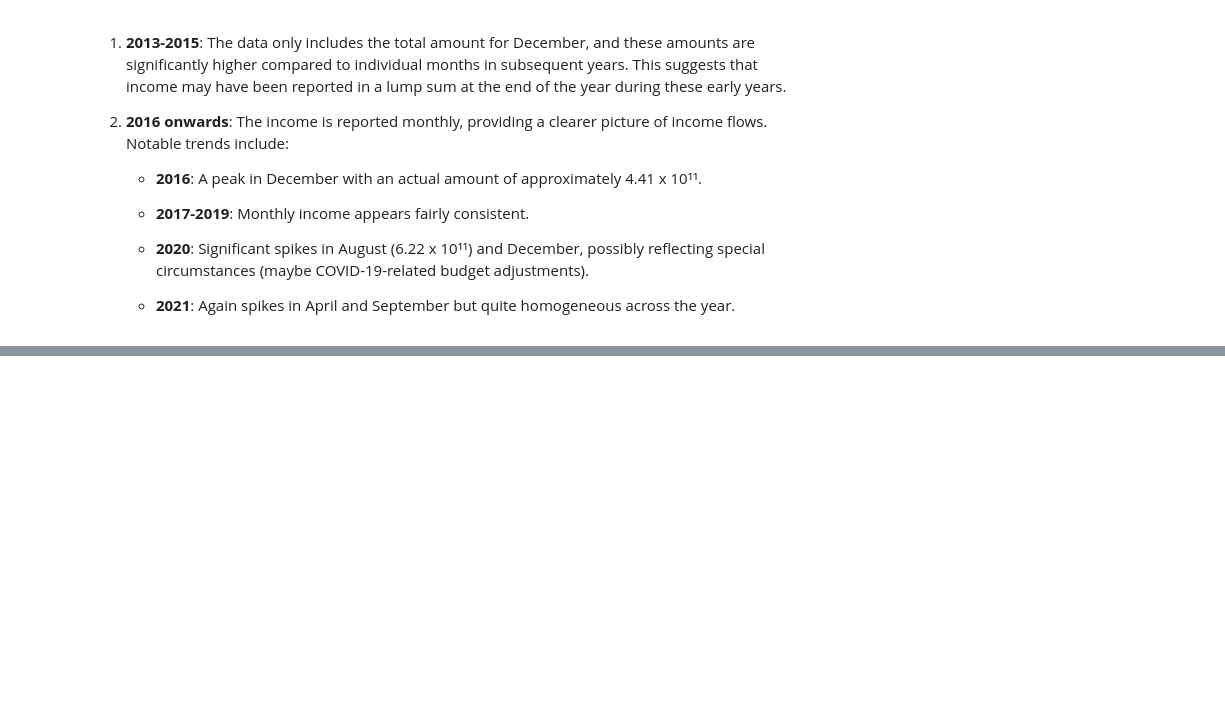
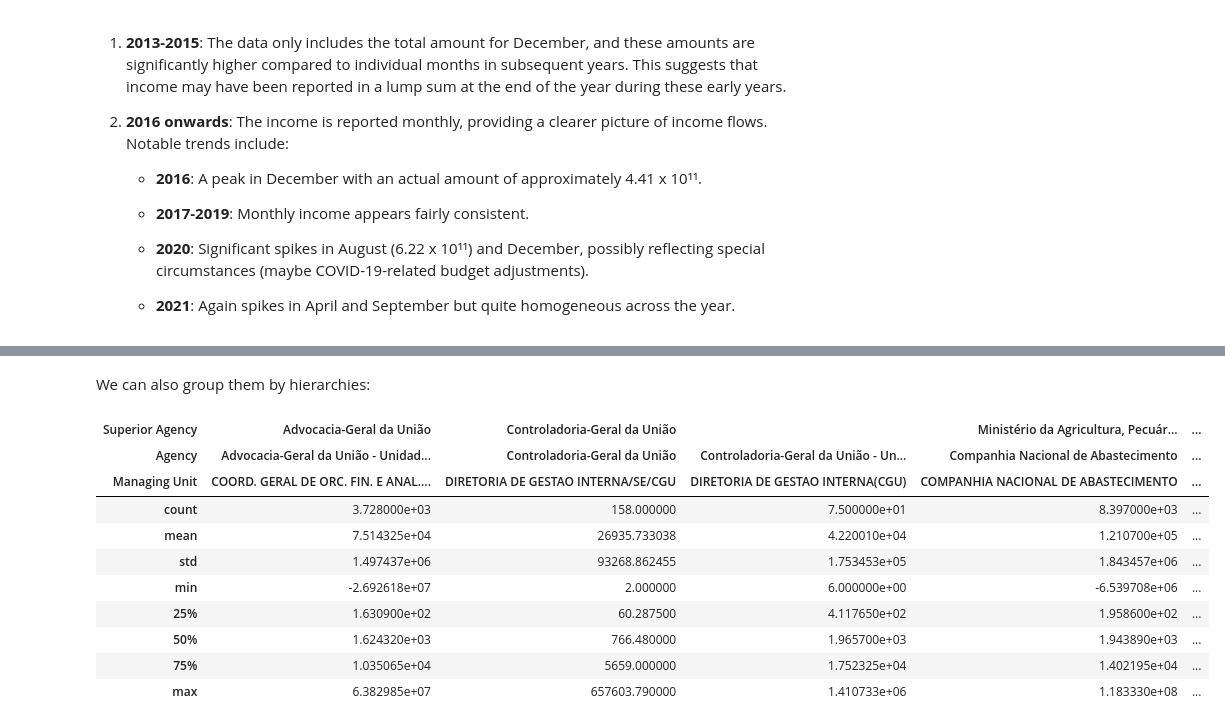
Before and after one commit to SupernovaIa/DataProject-Brasil-Public-Income-EDA, a Jupyter notebook: notebook/03-Phase-ExploratoryDataAnalysis.ipynb, the cells around one changed output, grey strips where cells are left out. Cells and saved outputs as stored; diff of their text form; code cells hidden in the pictures; blank space fills up the shorter version.

```diff
--- a/notebook/03-Phase-ExploratoryDataAnalysis.ipynb
+++ b/notebook/03-Phase-ExploratoryDataAnalysis.ipynb
@@ -247,0 +277,16 @@ Name: Actual Amount, dtype: float64
+# %% [markdown]
+We can also group them by hierarchies:
+# %%
+df.groupby(['Superior Agency', 'Agency', 'Managing Unit'])['Actual Amount'].describe().T
+# %% [output]
+| Superior Agency | Advocacia-Geral da União | Controladoria-Geral da União |  | Ministério da Agricultura, Pecuár... | ... |
+| Agency | Advocacia-Geral da União - Unidad... | Controladoria-Geral da União | Controladoria-Geral da União - Un... | Companhia Nacional de Abastecimento | ... |
+| Managing Unit | COORD. GERAL DE ORC. FIN. E ANAL.... | DIRETORIA DE GESTAO INTERNA/SE/CGU | DIRETORIA DE GESTAO INTERNA(CGU) | COMPANHIA NACIONAL DE ABASTECIMENTO | ... |
+| count | 3.728000e+03 | 158.000000 | 7.500000e+01 | 8.397000e+03 | ... |
+| mean | 7.514325e+04 | 26935.733038 | 4.220010e+04 | 1.210700e+05 | ... |
+| std | 1.497437e+06 | 93268.862455 | 1.753453e+05 | 1.843457e+06 | ... |
+| min | -2.692618e+07 | 2.000000 | 6.000000e+00 | -6.539708e+06 | ... |
+| 25% | 1.630900e+02 | 60.287500 | 4.117650e+02 | 1.958600e+02 | ... |
+| 50% | 1.624320e+03 | 766.480000 | 1.965700e+03 | 1.943890e+03 | ... |
+| 75% | 1.035065e+04 | 5659.000000 | 1.752325e+04 | 1.402195e+04 | ... |
+| max | 6.382985e+07 | 657603.790000 | 1.410733e+06 | 1.183330e+08 | ... |
```
Also changed, not shown: parts of 26 cells of this notebook, 4 other files.
